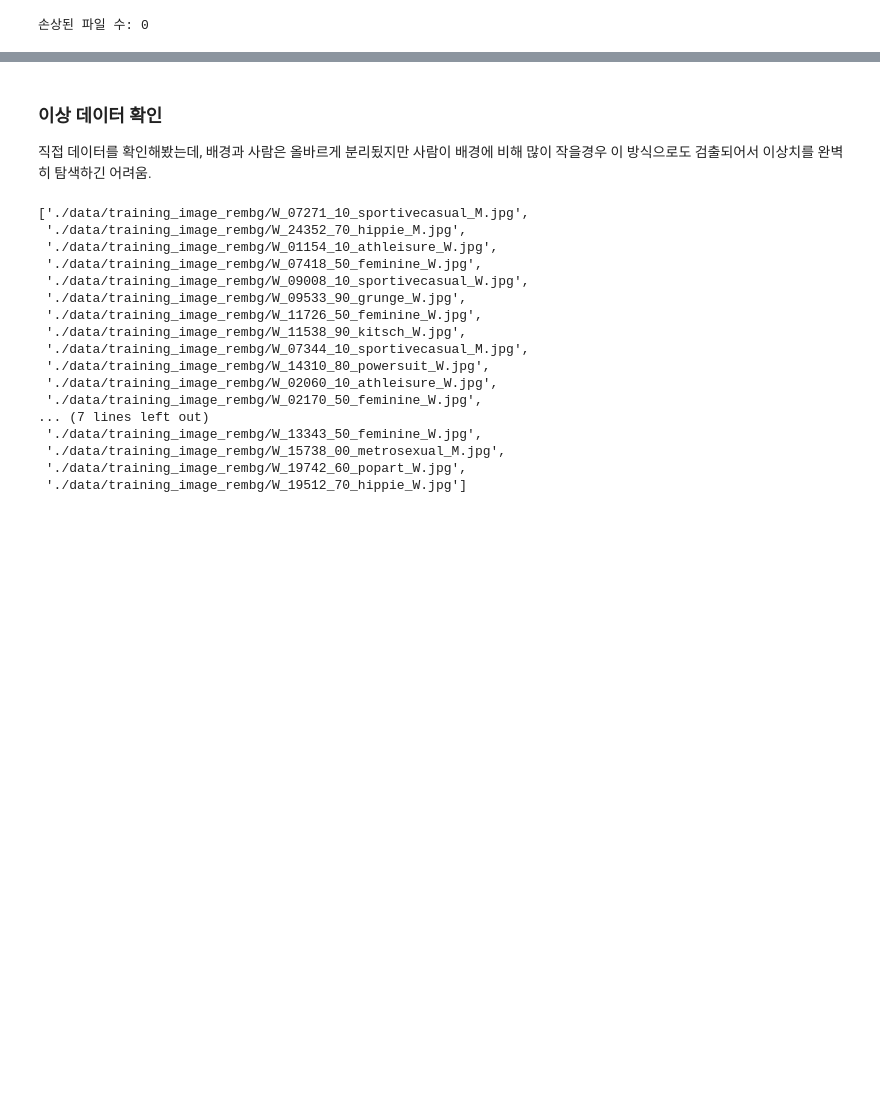
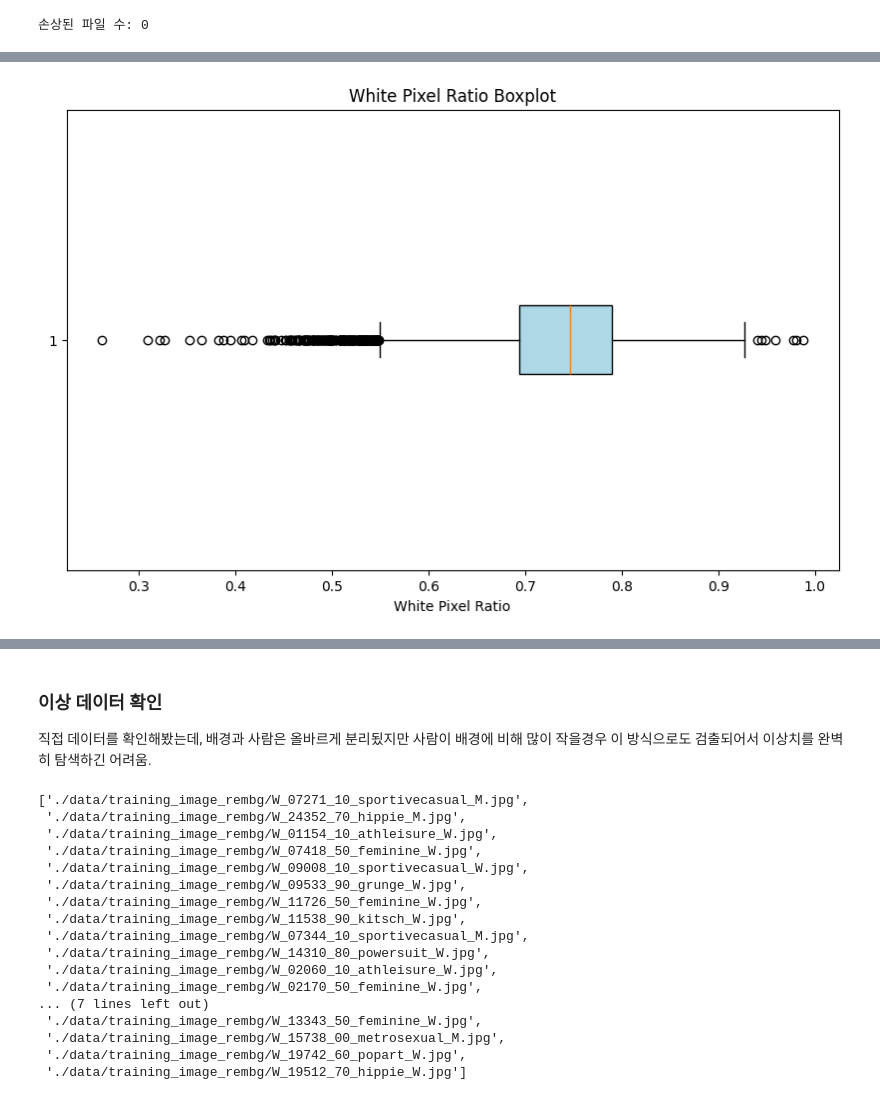
Before and after one commit to teto-ri/data_creator2024, a Jupyter notebook: image_preprocess.ipynb, the cells around one changed output, grey strips where cells are left out. Cells and saved outputs as stored; diff of their text form; code cells hidden in the pictures; blank space fills up the shorter version.

```diff
--- a/image_preprocess.ipynb
+++ b/image_preprocess.ipynb
@@ -165,0 +199,97 @@ print(f"손상된 파일 수: {len(corrupted_images)}")
+# %%
+import os
+import numpy as np
+import pandas as pd
+import matplotlib.pyplot as plt
+from PIL import Image
+from tqdm import tqdm
+import multiprocessing
+
+def calculate_white_pixel_percentage_and_path(image_path):
+    """
+    단일 이미지에서 하얀색 픽셀이 차지하는 비율을 계산하는 함수.
+
+    Args:
+        image_path (str): 이미지 파일 경로
+
+    Returns:
+        tuple: 이미지 경로와 하얀색 픽셀 비율
+    """
+    # 이미지 열기 및 RGB로 변환
+    image = Image.open(image_path).convert('RGB')
+
+    # 이미지를 NumPy 배열로 변환
+    image_np = np.array(image)
+
+    # 흰색 픽셀 (255, 255, 255) 탐지
+    white_pixels = np.all(image_np == [255, 255, 255], axis=-1)
+
+    # 흰색 픽셀 비율 계산
+    white_ratio = np.mean(white_pixels)
+
+    return (image_path, white_ratio)  # 경로와 비율 둘 다 반환
+
+def process_image(image_path):
+    """
+    multiprocessing에서 사용될 개별 이미지 처리 함수.
+    """
+    return calculate_white_pixel_percentage_and_path(image_path)
+
+def create_white_pixel_dataframe_parallel(image_paths, num_workers=4):
+    """
+    병렬 처리를 통해 이미지 경로 리스트를 받아 흰색 픽셀 비율을 계산하고 데이터프레임 생성.
+
+    Args:
+        image_paths (list): 이미지 파일 경로 리스트
+        num_workers (int): 병렬 처리에 사용할 워커 수
+
+    Returns:
+        DataFrame: 이미지 경로와 흰색 픽셀 비율을 포함한 데이터프레임
+    """
+    with multiprocessing.Pool(num_workers) as pool:
+        # 병렬 처리 진행 상황을 tqdm으로 표시
+        results = list(tqdm(pool.imap(process_image, image_paths),
+                            total=len(image_paths), desc="Calculating white pixel percentage", ncols=100, leave=True))
+
+    # 결과를 바탕으로 데이터프레임 생성
+    df = pd.DataFrame(results, columns=["image_path", "white_pixel_ratio"])  # 2개의 열로 설정
+
+    return df
+
+def plot_white_pixel_boxplot(df, output_path=None):
+    """
+    흰색 픽셀 비율의 boxplot을 그리는 함수. 주피터 노트북에 표시하거나 파일로 저장.
+
+    Args:
+        df (DataFrame): 흰색 픽셀 비율을 포함한 데이터프레임
+        output_path (str): 저장할 파일 경로 (지정하지 않으면 노트북에 표시)
+    """
+    plt.figure(figsize=(10, 6))
+    plt.boxplot(df['white_pixel_ratio'], vert=False, patch_artist=True, boxprops=dict(facecolor='lightblue'))
+    plt.title('White Pixel Ratio Boxplot')
+    plt.xlabel('White Pixel Ratio')
+
+    if output_path:
+        # 이미지 파일로 저장
+        plt.savefig(output_path)
+        plt.close()
+    else:
+        # 주피터 노트북에 표시
+        plt.show()
+
+if __name__ == "__main__":
+    # 배경 제거된 이미지가 저장된 디렉토리
+    input_dir = './data/training_image_rembg'
+
+    # 디렉토리 내 모든 이미지 파일 경로 리스트 만들기
+    image_paths = [os.path.join(input_dir, fname) for fname in os.listdir(input_dir) if fname.endswith(('.png', '.jpg', '.jpeg'))]
+
+    # 병렬로 흰색 픽셀 비율 계산 후 데이터프레임 생성
+    df = create_white_pixel_dataframe_parallel(image_paths, num_workers=50)
+
+    # 데이터프레임 저장 (필요한 경우)
+    display(df)
+
+    # boxplot 그리기
+    plot_white_pixel_boxplot(df)
+# %% [output]
@@ -165,0 +309 @@ print(f"손상된 파일 수: {len(corrupted_images)}")
+[figure, added]
```
Also changed, not shown: parts of 50 cells of this notebook, 6 other files.
